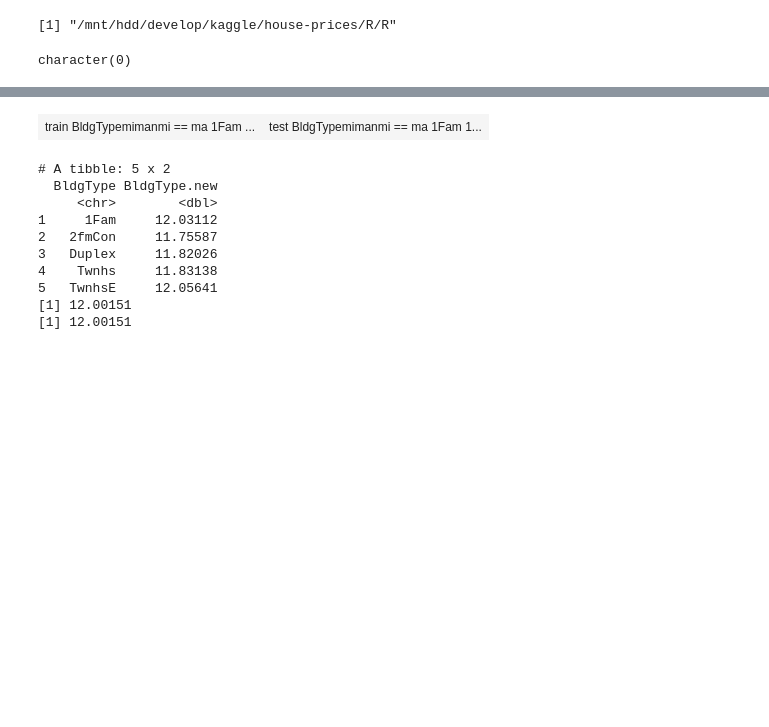
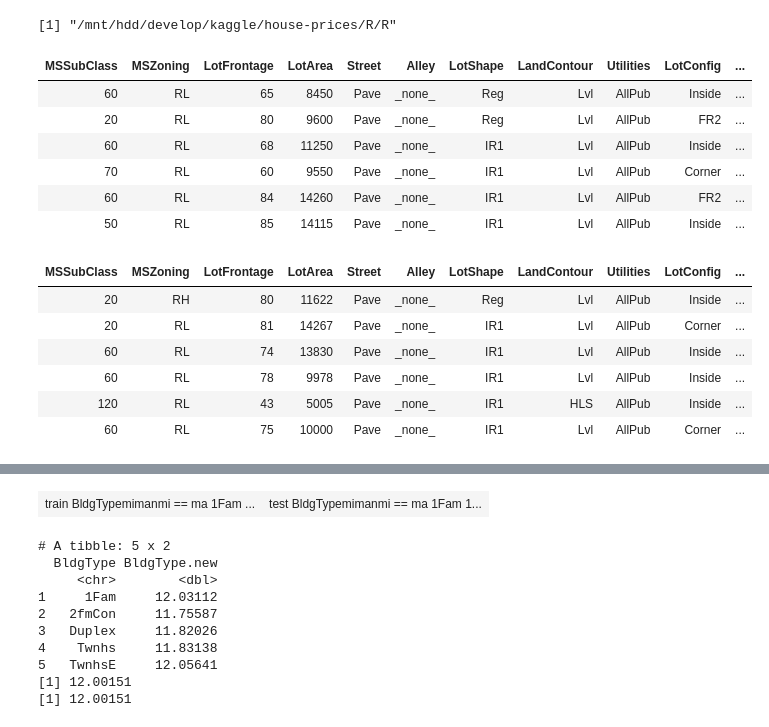
Before and after one commit to MatrixNorm/kaggle, a Jupyter notebook: house-prices/R/notebooks/char_to_numeric_1.ipynb, the cells around one changed output, grey strips where cells are left out. Saved outputs shown, nothing was run; the diff lists cells and outputs as text; code cells hidden in the pictures; blank space fills up the shorter version.

```diff
--- a/house-prices/R/notebooks/char_to_numeric_1.ipynb
+++ b/house-prices/R/notebooks/char_to_numeric_1.ipynb
@@ -6,34 +6,52 @@ getwd()
 # %%
 source('main.R')
 
 data <- kaggle.house$loadData()
 
-df.training <- data$train
-df.testing <- data$test
-df.combined <- kaggle.house$getCombinedDataset(df.training, df.testing)
+df.combined <- kaggle.house$getCombinedDataset(data$train, data$test) %>% (kaggle.house$na$fixAll)
 
-df.combined.bad.na.fixed <- kaggle.house$na$fixAll(df.combined)
-
-df.training.bad.na.fixed <-
-    df.combined.bad.na.fixed %>%
+df.training <-
+    df.combined %>%
     filter(dataSource == "train") %>%
     mutate(sale_price_log = log(SalePrice)) %>%
     select(-dataSource)
 
-df.testing.bad.na.fixed  <-
-    df.combined.bad.na.fixed %>%
+df.testing  <-
+    df.combined %>%
     filter(dataSource == "test") %>%
-    select(-dataSource)
+    select(-dataSource, -SalePrice)
+
+df.training %>% head
+df.testing %>% head
+# %% [output]
+| MSSubClass | MSZoning | LotFrontage | LotArea | Street | Alley | LotShape | LandContour | Utilities | LotConfig | ... |
+| 60 | RL | 65 | 8450 | Pave | _none_ | Reg | Lvl | AllPub | Inside | ... |
+| 20 | RL | 80 | 9600 | Pave | _none_ | Reg | Lvl | AllPub | FR2 | ... |
+| 60 | RL | 68 | 11250 | Pave | _none_ | IR1 | Lvl | AllPub | Inside | ... |
+| 70 | RL | 60 | 9550 | Pave | _none_ | IR1 | Lvl | AllPub | Corner | ... |
+| 60 | RL | 84 | 14260 | Pave | _none_ | IR1 | Lvl | AllPub | FR2 | ... |
+| 50 | RL | 85 | 14115 | Pave | _none_ | IR1 | Lvl | AllPub | Inside | ... |
+| MSSubClass | MSZoning | LotFrontage | LotArea | Street | Alley | LotShape | LandContour | Utilities | LotConfig | ... |
+| 20 | RH | 80 | 11622 | Pave | _none_ | Reg | Lvl | AllPub | Inside | ... |
+| 20 | RL | 81 | 14267 | Pave | _none_ | IR1 | Lvl | AllPub | Corner | ... |
+| 60 | RL | 74 | 13830 | Pave | _none_ | IR1 | Lvl | AllPub | Inside | ... |
+| 60 | RL | 78 | 9978 | Pave | _none_ | IR1 | Lvl | AllPub | Inside | ... |
+| 120 | RL | 43 | 5005 | Pave | _none_ | IR1 | HLS | AllPub | Inside | ... |
+| 60 | RL | 75 | 10000 | Pave | _none_ | IR1 | Lvl | AllPub | Corner | ... |
 # %%
-allCategVars <- kaggle.house$getCategoricalColumnNames(df.combined.bad.na.fixed %>% select(-dataSource)) %>% sort
-type1CategVars <- kaggle.house$trans$type1TransContainer %>% names %>% sort
-type2CategVars <- kaggle.house$trans$type2TransContainer %>% names %>% sort
+allCategVars <-
+    df.combined %>% select(-dataSource) %>%
+    (kaggle.house$getCategoricalColumnNames) %>% sort
+
+type1CategVars <-
+    kaggle.house$trans$type1TransContainer %>% names %>% sort
+
+type2CategVars <-
+    kaggle.house$trans$type2TransContainer %>% names %>% sort
 
 stopifnot(intersect(type1CategVars, type2CategVars) %>% length == 0)
-
-setdiff(allCategVars, union(type1CategVars, type2CategVars))
+stopifnot(setdiff(allCategVars, union(type1CategVars, type2CategVars)) %>% length == 0)
+stopifnot(setdiff(union(type1CategVars, type2CategVars), allCategVars) %>% length == 0)
-# %% [output]
-character(0)
 # %%
 library(IRdisplay)
 
```
Also changed, not shown: parts of 4 cells of this notebook, 1 other file.
